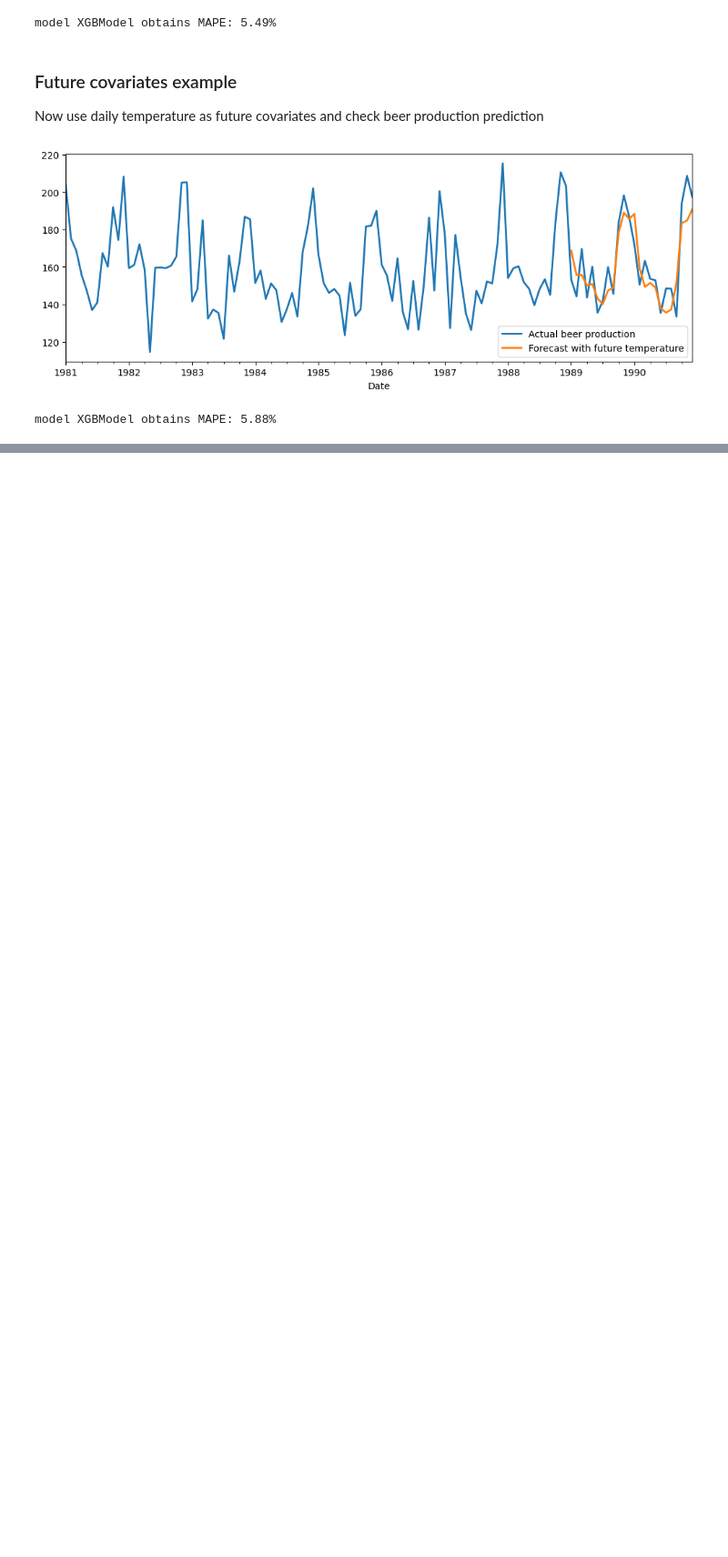
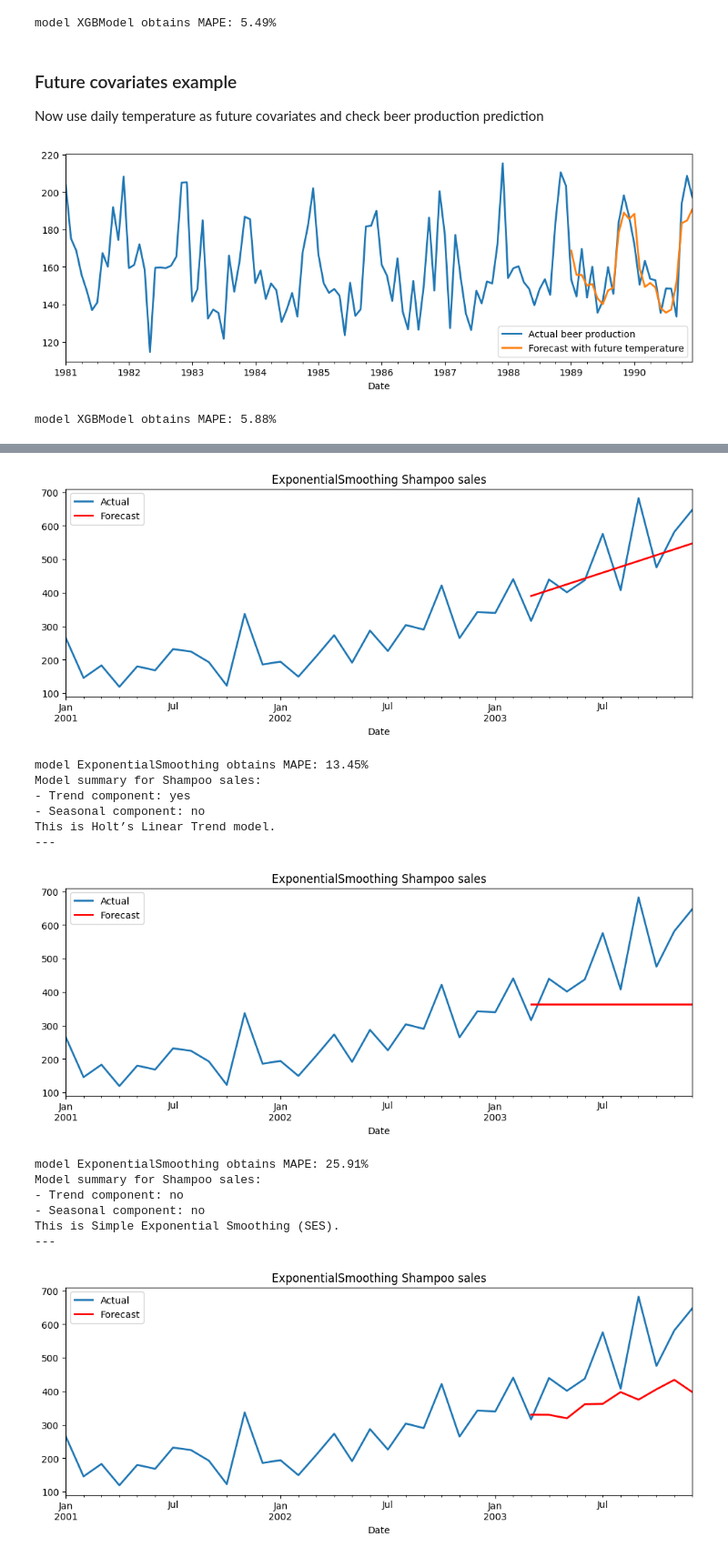
Before and after one commit to Maxstef/data-loves-ml-for-people-course, a Jupyter notebook: notebooks/2_6_time_series/0_2_ts_darts.ipynb, the cells around one changed output, grey strips where cells are left out. Shown at 91% size. Cells and saved outputs as stored; diff of their text form; code cells hidden in the pictures; blank space fills up the shorter version.

```diff
--- a/notebooks/2_6_time_series/0_2_ts_darts.ipynb
+++ b/notebooks/2_6_time_series/0_2_ts_darts.ipynb
@@ -975,0 +1071,21 @@ model XGBModel obtains MAPE: 5.88%
+# %%
+# compare model types for shampoo dataset prediction
+fit_and_plot_ext_smooth(shampoo_series, shampoo_series_train, shampoo_series_val, name="Shampoo sales", seasonal=None)
+fit_and_plot_ext_smooth(shampoo_series, shampoo_series_train, shampoo_series_val, name="Shampoo sales", seasonal=None, trend=None)
+fit_and_plot_ext_smooth(shampoo_series, shampoo_series_train, shampoo_series_val, name="Shampoo sales")
+# %% [output]
+[figure, added]
+model ExponentialSmoothing obtains MAPE: 13.45%
+Model summary for Shampoo sales:
+- Trend component: yes
+- Seasonal component: no
+This is Holt’s Linear Trend model.
+---
+[figure, added]
+model ExponentialSmoothing obtains MAPE: 25.91%
+Model summary for Shampoo sales:
+- Trend component: no
+- Seasonal component: no
+This is Simple Exponential Smoothing (SES).
+---
+[figure, added]
```
Also changed, not shown: parts of 13 cells of this notebook.
